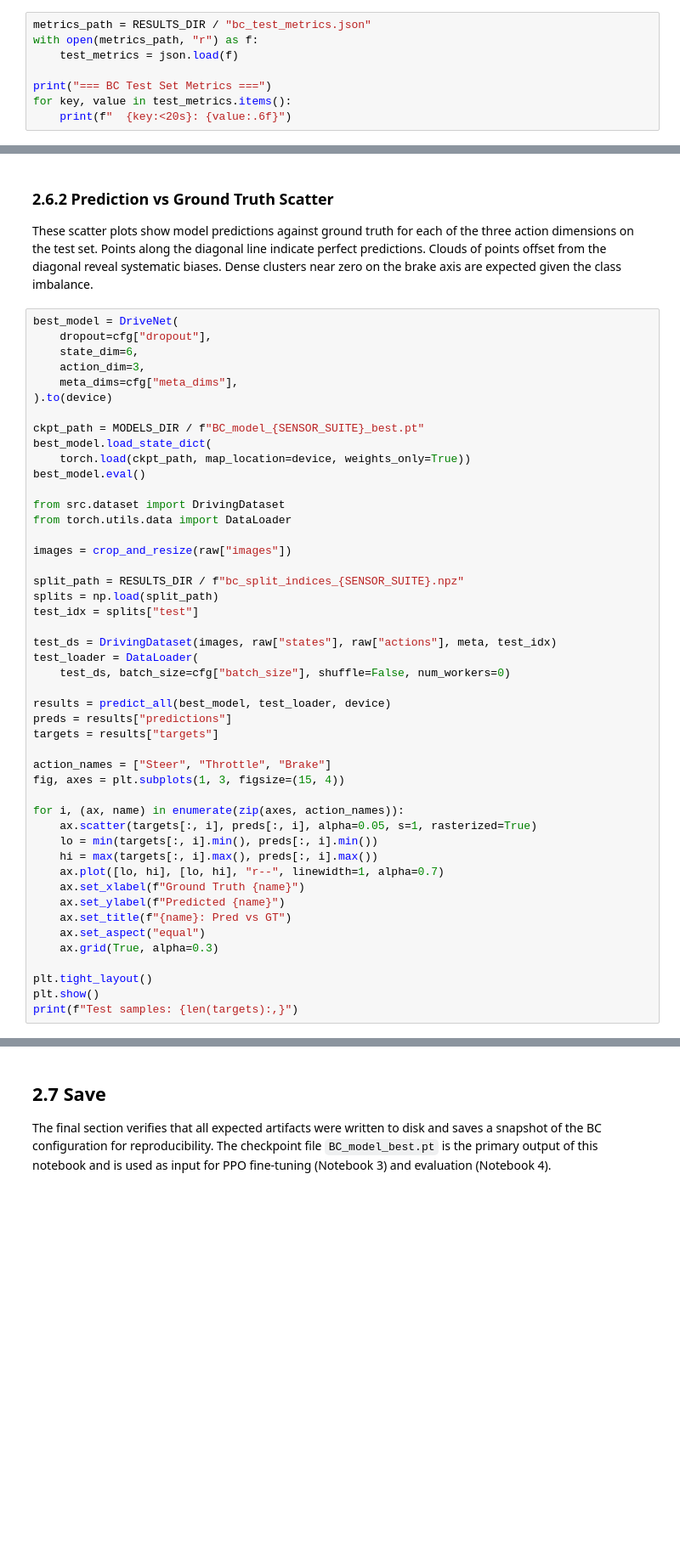
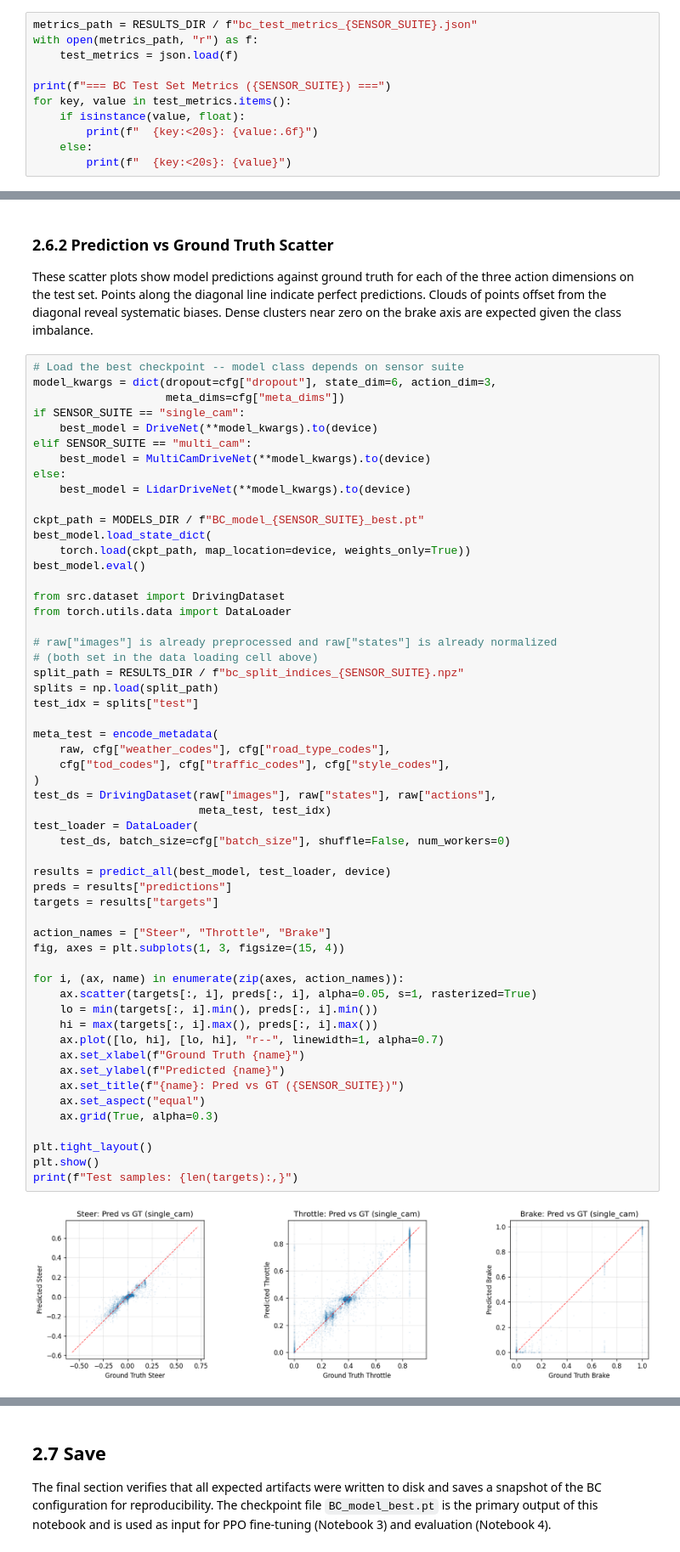
Before and after one commit to joshlaubach/drivenet-carla-av, a Jupyter notebook: notebooks/02_behavior_cloning.ipynb, the cells around one changed output, grey strips where cells are left out. Shown at 85% size. Drawn from its saved outputs; the diff is of its cells as text; blank space fills up the shorter version.

```diff
--- a/notebooks/02_behavior_cloning.ipynb
+++ b/notebooks/02_behavior_cloning.ipynb
@@ -262,10 +405,13 @@ Final evaluation uses the held-out test set that was not seen during training or
 
 The test metrics are loaded from the JSON file written by the agent. They include the overall weighted loss and per-target MSE values. These numbers represent the model's performance on conditions it has never seen during training and serve as the baseline for comparison with PPO-finetuned models.
 # %%
-metrics_path = RESULTS_DIR / "bc_test_metrics.json"
+metrics_path = RESULTS_DIR / f"bc_test_metrics_{SENSOR_SUITE}.json"
 with open(metrics_path, "r") as f:
     test_metrics = json.load(f)
 
-print("=== BC Test Set Metrics ===")
+print(f"=== BC Test Set Metrics ({SENSOR_SUITE}) ===")
 for key, value in test_metrics.items():
-    print(f"  {key:<20s}: {value:.6f}")
+    if isinstance(value, float):
+        print(f"  {key:<20s}: {value:.6f}")
+    else:
+        print(f"  {key:<20s}: {value}")
@@ -274,12 +427,15 @@ for key, value in test_metrics.items():
 
 These scatter plots show model predictions against ground truth for each of the three action dimensions on the test set. Points along the diagonal line indicate perfect predictions. Clouds of points offset from the diagonal reveal systematic biases. Dense clusters near zero on the brake axis are expected given the class imbalance.
 # %%
-best_model = DriveNet(
-    dropout=cfg["dropout"],
-    state_dim=6,
-    action_dim=3,
-    meta_dims=cfg["meta_dims"],
-).to(device)
+# Load the best checkpoint -- model class depends on sensor suite
+model_kwargs = dict(dropout=cfg["dropout"], state_dim=6, action_dim=3,
+                    meta_dims=cfg["meta_dims"])
+if SENSOR_SUITE == "single_cam":
+    best_model = DriveNet(**model_kwargs).to(device)
+elif SENSOR_SUITE == "multi_cam":
+    best_model = MultiCamDriveNet(**model_kwargs).to(device)
+else:
+    best_model = LidarDriveNet(**model_kwargs).to(device)
 
 ckpt_path = MODELS_DIR / f"BC_model_{SENSOR_SUITE}_best.pt"
 best_model.load_state_dict(
@@ -289,34 +445,41 @@ best_model.eval()
 from src.dataset import DrivingDataset
 from torch.utils.data import DataLoader
 
-images = crop_and_resize(raw["images"])
-
+# raw["images"] is already preprocessed and raw["states"] is already normalized
+# (both set in the data loading cell above)
 split_path = RESULTS_DIR / f"bc_split_indices_{SENSOR_SUITE}.npz"
 splits = np.load(split_path)
 test_idx = splits["test"]
 
-test_ds = DrivingDataset(images, raw["states"], raw["actions"], meta, test_idx)
+meta_test = encode_metadata(
+    raw, cfg["weather_codes"], cfg["road_type_codes"],
+    cfg["tod_codes"], cfg["traffic_codes"], cfg["style_codes"],
+)
+test_ds = DrivingDataset(raw["images"], raw["states"], raw["actions"],
+                         meta_test, test_idx)
 test_loader = DataLoader(
     test_ds, batch_size=cfg["batch_size"], shuffle=False, num_workers=0)
 
 results = predict_all(best_model, test_loader, device)
 preds = results["predictions"]
 targets = results["targets"]
 
 action_names = ["Steer", "Throttle", "Brake"]
 fig, axes = plt.subplots(1, 3, figsize=(15, 4))
 
 for i, (ax, name) in enumerate(zip(axes, action_names)):
     ax.scatter(targets[:, i], preds[:, i], alpha=0.05, s=1, rasterized=True)
     lo = min(targets[:, i].min(), preds[:, i].min())
     hi = max(targets[:, i].max(), preds[:, i].max())
     ax.plot([lo, hi], [lo, hi], "r--", linewidth=1, alpha=0.7)
     ax.set_xlabel(f"Ground Truth {name}")
     ax.set_ylabel(f"Predicted {name}")
-    ax.set_title(f"{name}: Pred vs GT")
+    ax.set_title(f"{name}: Pred vs GT ({SENSOR_SUITE})")
     ax.set_aspect("equal")
     ax.grid(True, alpha=0.3)
 
 plt.tight_layout()
 plt.show()
 print(f"Test samples: {len(targets):,}")
+# %% [output]
+[figure, added]
```
Also changed, not shown: parts of 15 cells of this notebook, 19 other files.
